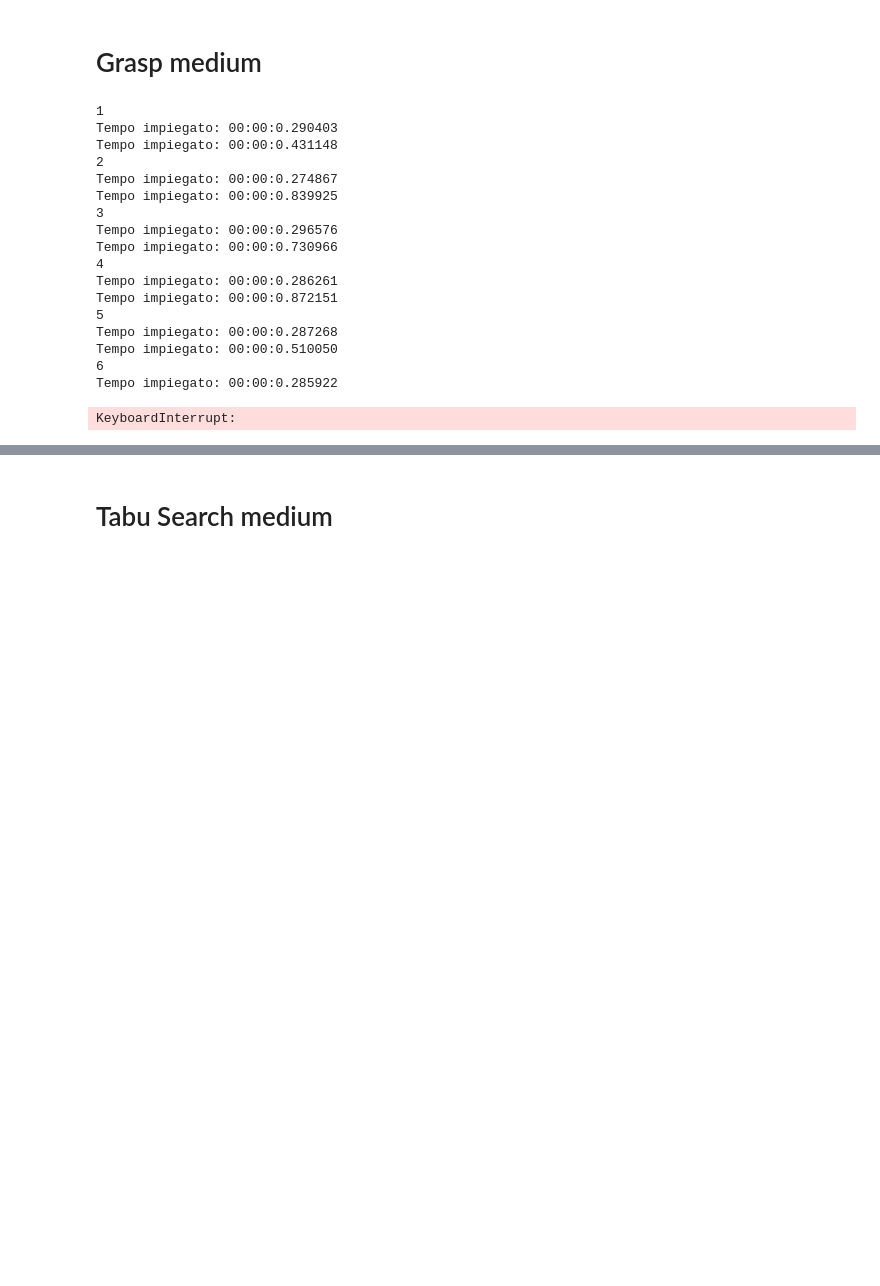
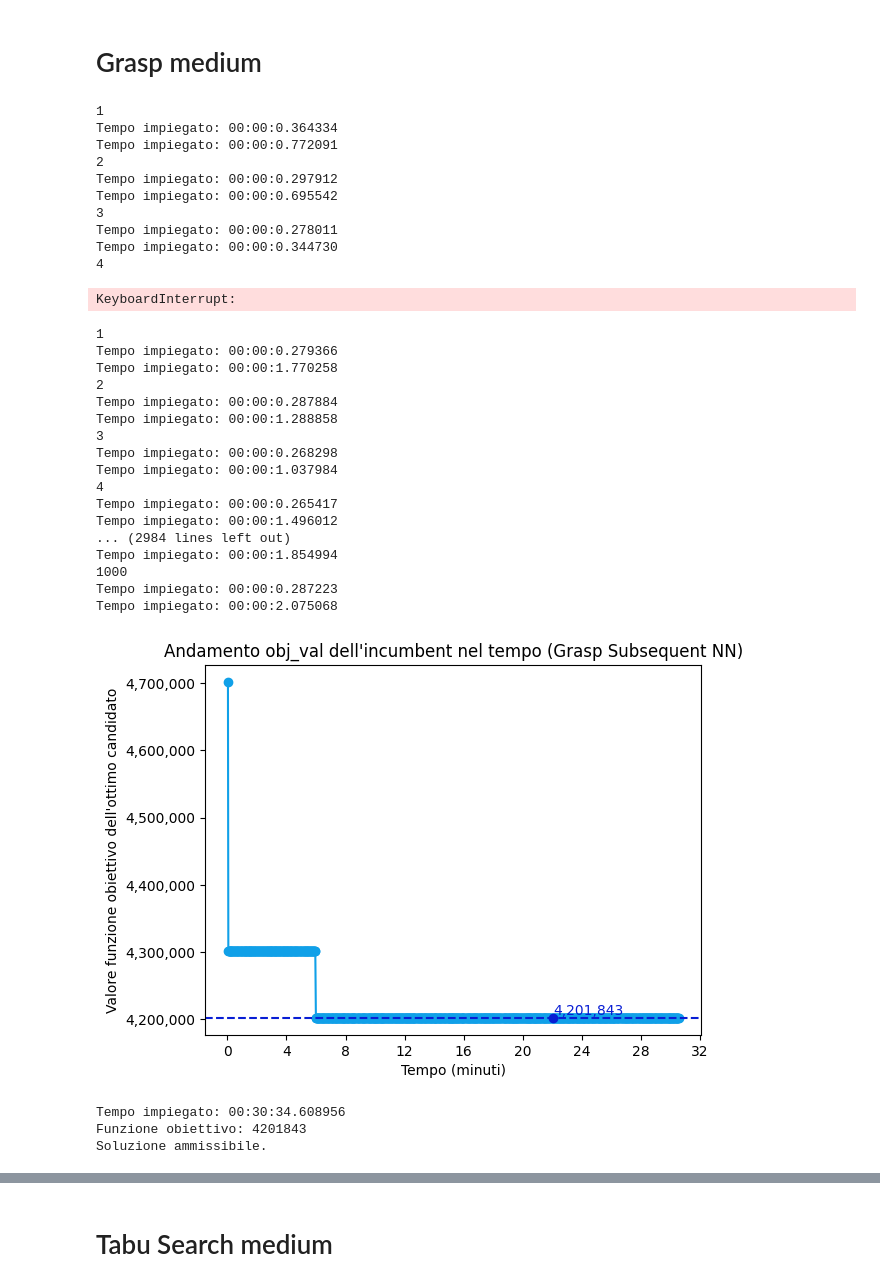
Before and after one commit to saracavicchi/Pedibus_OR, a Jupyter notebook: istanza_media_main.ipynb, the cells around one changed output, grey strips where cells are left out. Cells and saved outputs as stored; diff of their text form; code cells hidden in the pictures; blank space fills up the shorter version.

```diff
--- a/istanza_media_main.ipynb
+++ b/istanza_media_main.ipynb
@@ -204,7 +203,7 @@ plotSubSchResults(ls_subsequentNN, ls_schoolNN, 'Ls', img + 'ls_medium.png')
 # Grasp medium
 # %%
 
-(percorsi_G_sub_NN_bI, G_sub_NN_bI_obj_val, residui_dict_medium_G_sub_NN_bI), time = GRASP_subsequent_NN(G_medium, residui_dict_medium, delta_medium, k=2, num_greedy=1000, ls="local_search_bI", max_len=5)
+(percorsi_G_sub_NN_bI, G_sub_NN_bI_obj_val, residui_dict_medium_G_sub_NN_bI), time = GRASP_subsequent_NN(G_medium, residui_dict_medium, delta_medium, k=2, num_greedy=600, ls="local_search_bI", max_len=5, img="images/medium/grasp_sub_fI_time.png")
 #stampa_percorsi(percorsi_G_sub_NN_bI)
 print(f"Funzione obiettivo: {G_sub_NN_bI_obj_val}")
 check_solution(percorsi_G_sub_NN_bI, G_medium, delta_medium)
@@ -213,21 +212,44 @@ grasp_bI.append(G_sub_NN_bI_obj_val)
 times_medium.append(time)
 # %% [output]
 1
-Tempo impiegato: 00:00:0.290403
-Tempo impiegato: 00:00:0.431148
+Tempo impiegato: 00:00:0.364334
+Tempo impiegato: 00:00:0.772091
 2
-Tempo impiegato: 00:00:0.274867
-Tempo impiegato: 00:00:0.839925
+Tempo impiegato: 00:00:0.297912
+Tempo impiegato: 00:00:0.695542
 3
-Tempo impiegato: 00:00:0.296576
-Tempo impiegato: 00:00:0.730966
+Tempo impiegato: 00:00:0.278011
+Tempo impiegato: 00:00:0.344730
 4
-Tempo impiegato: 00:00:0.286261
-Tempo impiegato: 00:00:0.872151
-5
-Tempo impiegato: 00:00:0.287268
-Tempo impiegato: 00:00:0.510050
-6
-Tempo impiegato: 00:00:0.285922
 KeyboardInterrupt:
+# %%
+(percorsi_G_sub_NN_fI, G_sub_NN_fI_obj_val, residui_dict_medium_G_sub_NN_fI), time = GRASP_subsequent_NN(G_medium, residui_dict_medium, delta_medium, k=2, num_greedy=1000, ls="local_search_fI", max_len=5, img="images/medium/grasp_sub_fI_time.png")
+#stampa_percorsi(percorsi_G_sub_NN_fI)
+print(f"Funzione obiettivo: {G_sub_NN_fI_obj_val}")
+check_solution(percorsi_G_sub_NN_fI, G_medium, delta_medium)
+grasp_subsequentNN.append(G_sub_NN_fI_obj_val)
+grasp_fI.append(G_sub_NN_fI_obj_val)
+times_medium.append(time)
+# %% [output]
+1
+Tempo impiegato: 00:00:0.279366
+Tempo impiegato: 00:00:1.770258
+2
+Tempo impiegato: 00:00:0.287884
+Tempo impiegato: 00:00:1.288858
+3
+Tempo impiegato: 00:00:0.268298
+Tempo impiegato: 00:00:1.037984
+4
+Tempo impiegato: 00:00:0.265417
+Tempo impiegato: 00:00:1.496012
+... (2984 lines left out)
+Tempo impiegato: 00:00:1.854994
+1000
+Tempo impiegato: 00:00:0.287223
+Tempo impiegato: 00:00:2.075068
+[figure, added]
+Tempo impiegato: 00:30:34.608956
+Funzione obiettivo: 4201843
+Soluzione ammissibile.
 # %%
```
Also changed, not shown: parts of 22 cells of this notebook, 31 other files.
